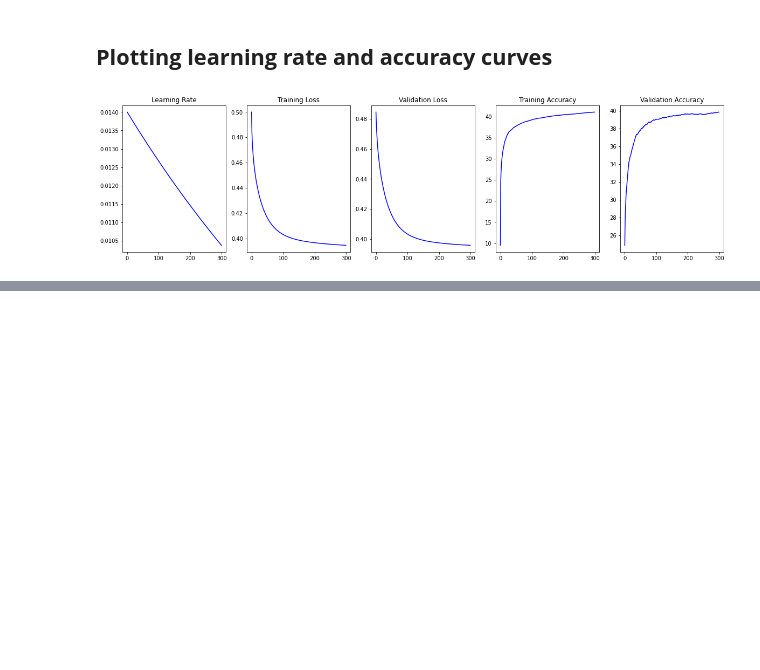
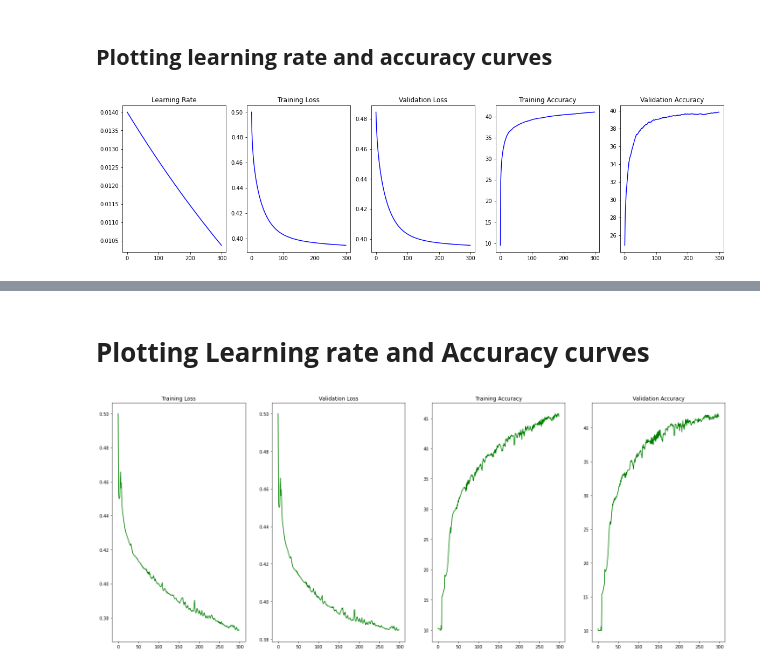
Before and after one commit to ChalaniEkanayake/EN2550_Assignment_4, a Jupyter notebook: cifar10.ipynb, the cells around one changed output, grey strips where cells are left out. Saved outputs shown, nothing was run; the diff lists cells and outputs as text; code cells hidden in the pictures; blank space fills up the shorter version.

```diff
--- a/cifar10.ipynb
+++ b/cifar10.ipynb
@@ -203,0 +209,8 @@ for key in items.keys():
+# %%
+(x_train, y_train), (x_test, y_test) = keras.datasets.cifar10.load_data()
+
+K = len(np.unique(y_train))
+
+Ntr = x_train.shape[0]
+Nte = x_test.shape[0]
+Din = x_train.shape[1]*x_train.shape[1]*3
@@ -203,0 +227,5 @@ for key in items.keys():
+# %%
+x_train = np.reshape(x_train,(Ntr,Din))   #flattening
+x_test = np.reshape(x_test,(Nte,Din))
+x_train = x_train.astype('float32')
+x_test = x_test.astype('float32')
@@ -203,0 +244,21 @@ for key in items.keys():
+# %%
+H = 200   # Hidden units
+std = 1e-6
+
+w1 = std*np.random.randn(Din, H)
+w2 = std*np.random.randn(H, K)
+
+b1 = np.zeros(H)
+b2 = np.zeros(K)
+
+batch_size = Ntr
+iterations = 300
+
+lr = 1.4e-2
+lr_decay= 0.999
+reg = 5e-6
+lr_history = []
+loss_history = []
+train_acc_history = []
+val_acc_history = []
+val_loss_history = []
@@ -203,0 +343,14 @@ for key in items.keys():
+# %% [markdown]
+# **Plotting Learning rate and Accuracy curves**
+# %%
+fig, ax  = plt.subplots(1,4, figsize=(25,10))
+items = { "Training Loss":loss_history, "Validation Loss":val_loss_history, "Training Accuracy":train_acc_history,
+         "Validation Accuracy": val_acc_history}
+i=1
+for key in items.keys():
+    plt.subplot(1,4,i);
+    plt.plot(items[key], color ='g')
+    plt.title(key)
+    i+=1
+# %% [output]
+[figure, added]
```
Also changed, not shown: parts of 6 cells of this notebook.
